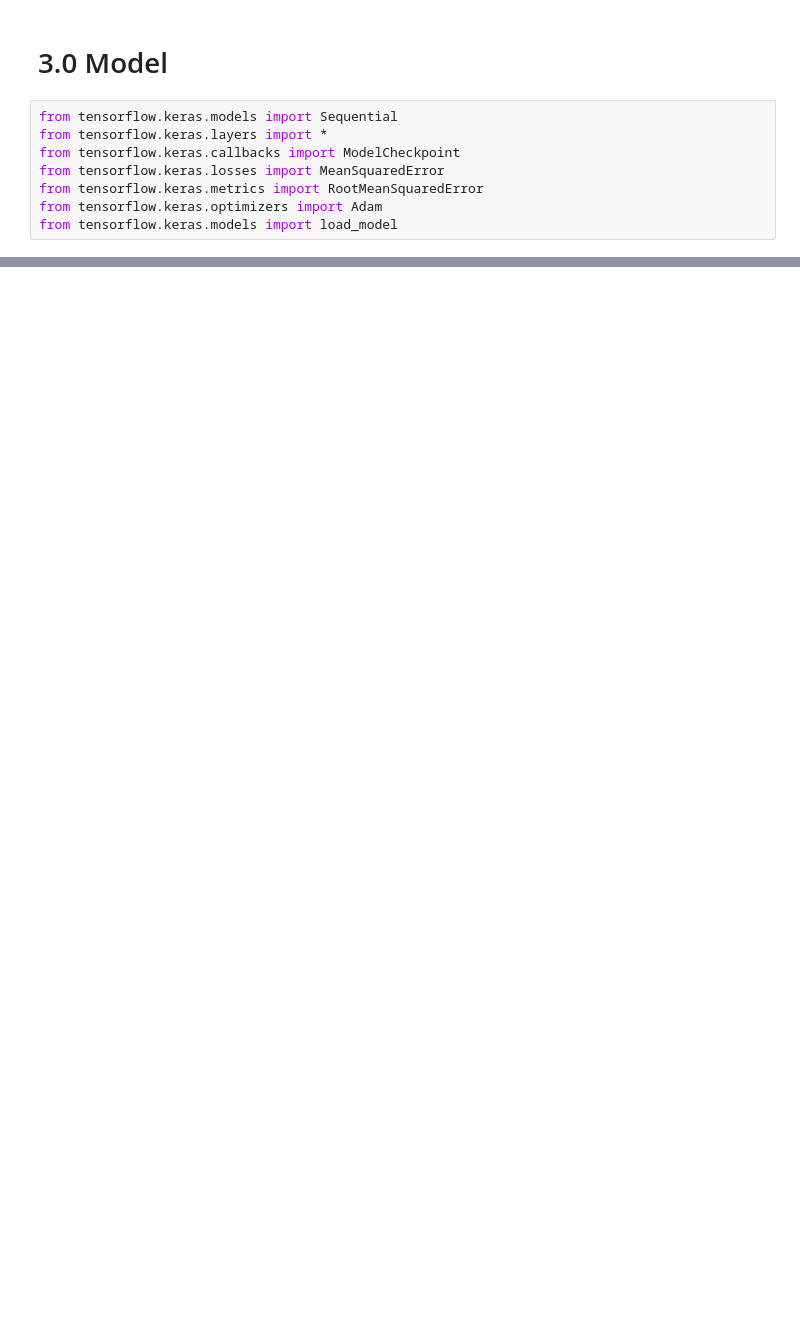
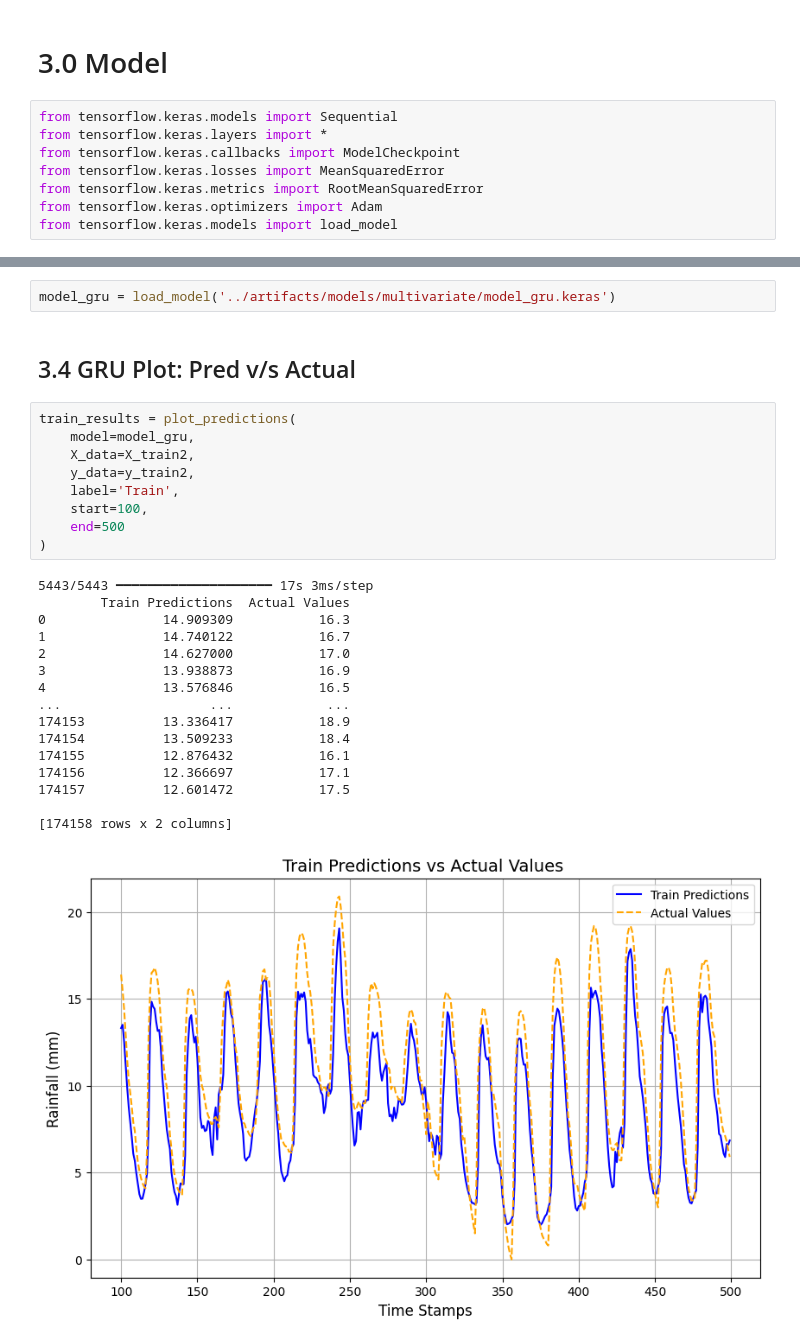
Before and after one commit to Kshitijk14/model-cloud-burst, a Jupyter notebook: notebooks/04-time_series_forecasting_cloud_burst.ipynb, the cells around one changed output, grey strips where cells are left out. Cells and saved outputs as stored; diff of their text form; blank space fills up the shorter version.

```diff
--- a/notebooks/04-time_series_forecasting_cloud_burst.ipynb
+++ b/notebooks/04-time_series_forecasting_cloud_burst.ipynb
@@ -394,0 +758,30 @@ from tensorflow.keras.models import load_model
+# %%
+model_gru = load_model('../artifacts/models/multivariate/model_gru.keras')
+# %% [markdown]
+## 3.4 GRU Plot: Pred v/s Actual
+# %%
+train_results = plot_predictions(
+    model=model_gru,
+    X_data=X_train2,
+    y_data=y_train2,
+    label='Train',
+    start=100,
+    end=500
+)
+# %% [output]
+5443/5443 ━━━━━━━━━━━━━━━━━━━━ 17s 3ms/step
+        Train Predictions  Actual Values
+0               14.909309           16.3
+1               14.740122           16.7
+2               14.627000           17.0
+3               13.938873           16.9
+4               13.576846           16.5
+...                   ...            ...
+174153          13.336417           18.9
+174154          13.509233           18.4
+174155          12.876432           16.1
+174156          12.366697           17.1
+174157          12.601472           17.5
+
+[174158 rows x 2 columns]
+[figure, added]
```
Also changed, not shown: parts of 34 cells of this notebook, 3 other files.
